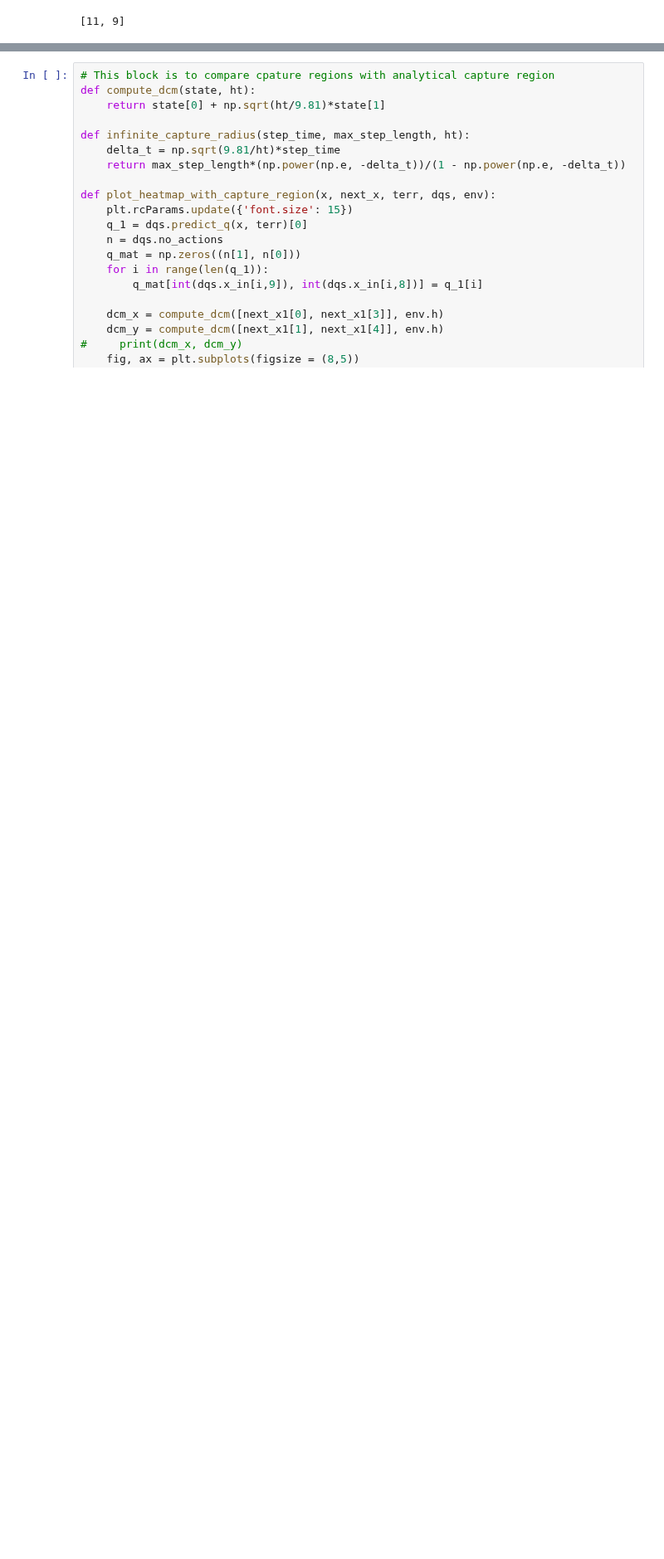
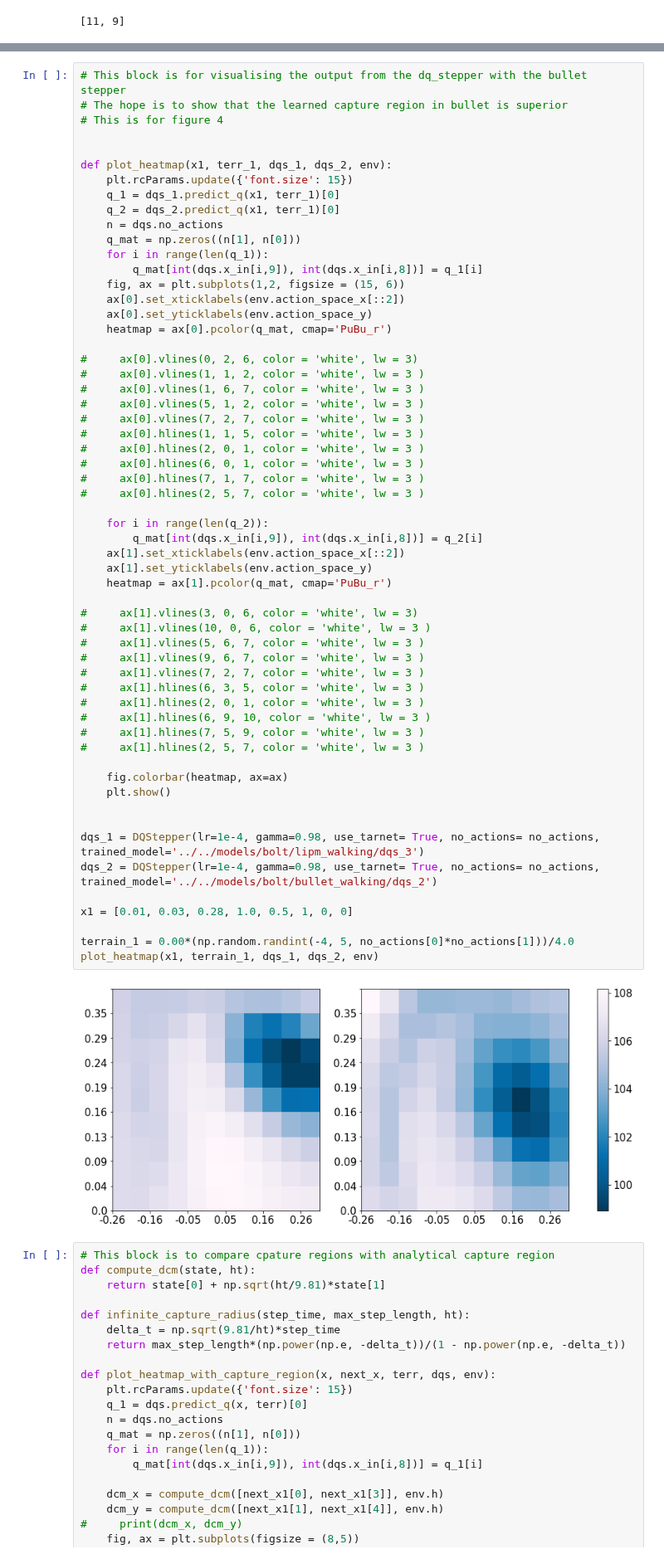
Before and after one commit to machines-in-motion/deepq_stepper, a Jupyter notebook: python/py_deepq_stepper/3d_dq_stepper_test.ipynb, the cells around one changed output, grey strips where cells are left out. Shown at 83% size. Cells and saved outputs as stored; diff of their text form; blank space fills up the shorter version.

Commit message:
started working on stepper with 0.2 step time

```diff
--- a/python/py_deepq_stepper/3d_dq_stepper_test.ipynb
+++ b/python/py_deepq_stepper/3d_dq_stepper_test.ipynb
@@ -252,3 +277,63 @@ plot_heatmap(x2, x2, terrain_1, terrain_2, dqs, env)
+# %%
+# This block is for visualising the output from the dq_stepper with the bullet stepper
+# The hope is to show that the learned capture region in bullet is superior
+# This is for figure 4
+
+
+def plot_heatmap(x1, terr_1, dqs_1, dqs_2, env):
+    plt.rcParams.update({'font.size': 15})
+    q_1 = dqs_1.predict_q(x1, terr_1)[0]
+    q_2 = dqs_2.predict_q(x1, terr_1)[0]
+    n = dqs.no_actions
+    q_mat = np.zeros((n[1], n[0]))
+    for i in range(len(q_1)):
+        q_mat[int(dqs.x_in[i,9]), int(dqs.x_in[i,8])] = q_1[i]
+    fig, ax = plt.subplots(1,2, figsize = (15, 6))
+    ax[0].set_xticklabels(env.action_space_x[::2])
+    ax[0].set_yticklabels(env.action_space_y)
+    heatmap = ax[0].pcolor(q_mat, cmap='PuBu_r')
+
+#     ax[0].vlines(0, 2, 6, color = 'white', lw = 3)
+#     ax[0].vlines(1, 1, 2, color = 'white', lw = 3 )
+#     ax[0].vlines(1, 6, 7, color = 'white', lw = 3 )
+#     ax[0].vlines(5, 1, 2, color = 'white', lw = 3 )
+#     ax[0].vlines(7, 2, 7, color = 'white', lw = 3 )
+#     ax[0].hlines(1, 1, 5, color = 'white', lw = 3 )
+#     ax[0].hlines(2, 0, 1, color = 'white', lw = 3 )
+#     ax[0].hlines(6, 0, 1, color = 'white', lw = 3 )
+#     ax[0].hlines(7, 1, 7, color = 'white', lw = 3 )
+#     ax[0].hlines(2, 5, 7, color = 'white', lw = 3 )
+
+    for i in range(len(q_2)):
+        q_mat[int(dqs.x_in[i,9]), int(dqs.x_in[i,8])] = q_2[i]
+    ax[1].set_xticklabels(env.action_space_x[::2])
+    ax[1].set_yticklabels(env.action_space_y)
+    heatmap = ax[1].pcolor(q_mat, cmap='PuBu_r')
+
+#     ax[1].vlines(3, 0, 6, color = 'white', lw = 3)
+#     ax[1].vlines(10, 0, 6, color = 'white', lw = 3 )
+#     ax[1].vlines(5, 6, 7, color = 'white', lw = 3 )
+#     ax[1].vlines(9, 6, 7, color = 'white', lw = 3 )
+#     ax[1].vlines(7, 2, 7, color = 'white', lw = 3 )
+#     ax[1].hlines(6, 3, 5, color = 'white', lw = 3 )
+#     ax[1].hlines(2, 0, 1, color = 'white', lw = 3 )
+#     ax[1].hlines(6, 9, 10, color = 'white', lw = 3 )
+#     ax[1].hlines(7, 5, 9, color = 'white', lw = 3 )
+#     ax[1].hlines(2, 5, 7, color = 'white', lw = 3 )
+
+    fig.colorbar(heatmap, ax=ax)
+    plt.show()
+
+
+dqs_1 = DQStepper(lr=1e-4, gamma=0.98, use_tarnet= True, no_actions= no_actions, trained_model='../../models/bolt/lipm_walking/dqs_3')
+dqs_2 = DQStepper(lr=1e-4, gamma=0.98, use_tarnet= True, no_actions= no_actions, trained_model='../../models/bolt/bullet_walking/dqs_2')
+
+x1 = [0.01, 0.03, 0.28, 1.0, 0.5, 1, 0, 0]
+
+terrain_1 = 0.00*(np.random.randint(-4, 5, no_actions[0]*no_actions[1]))/4.0
+plot_heatmap(x1, terrain_1, dqs_1, dqs_2, env)
+# %% [output]
+[figure, added]
 # %%
 # This block is to compare cpature regions with analytical capture region
 def compute_dcm(state, ht):
```
Also changed, not shown: parts of 2 cells of this notebook, 20 other files.
